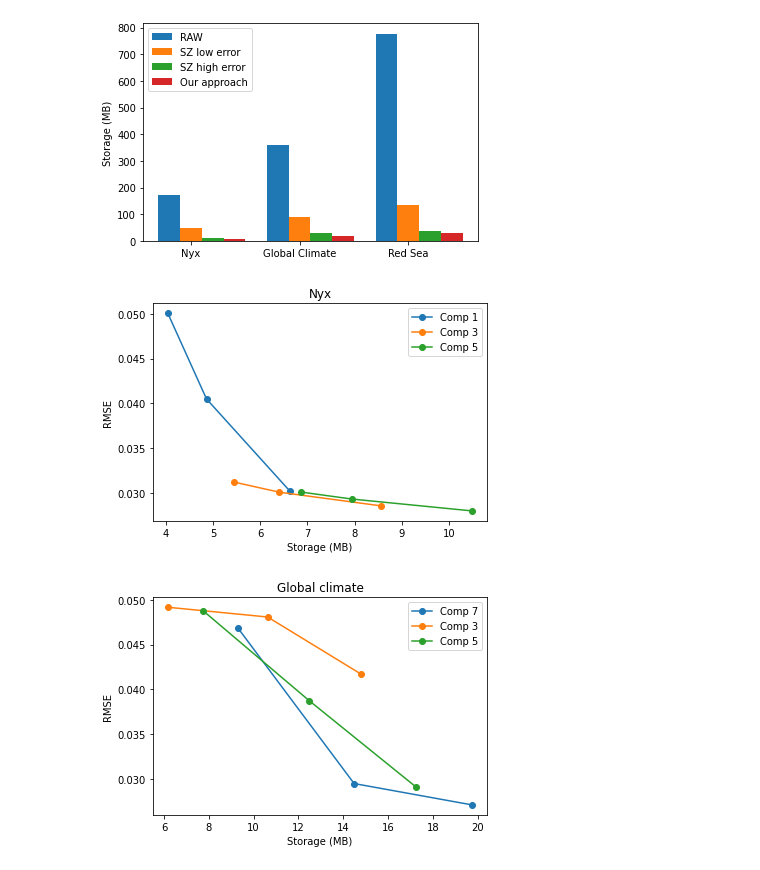
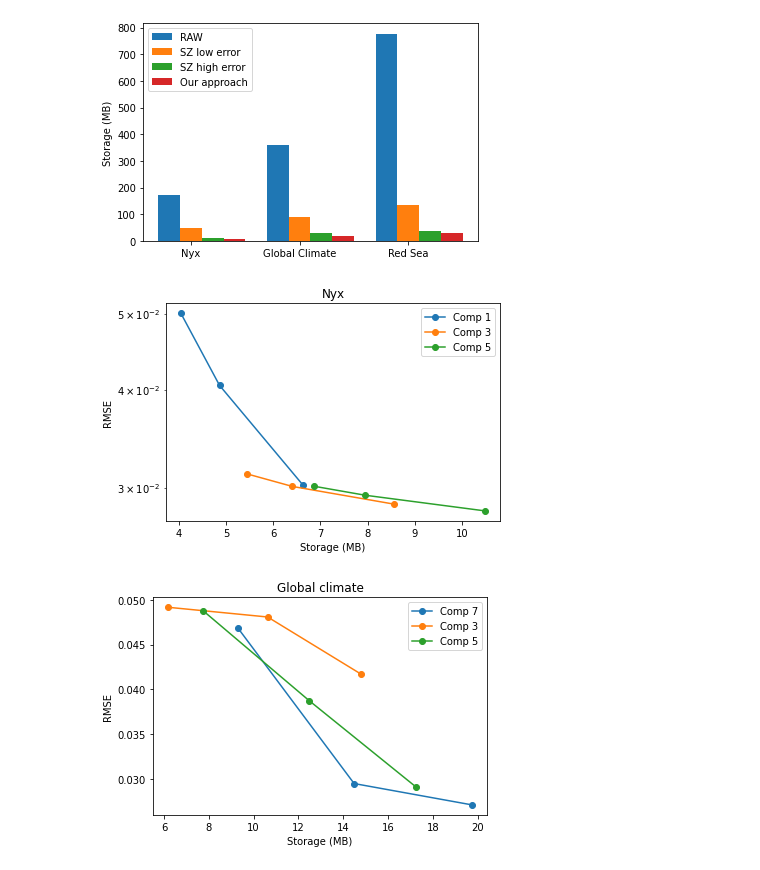
Before and after one commit to ZRLin222/TimeGMM, a Jupyter notebook: draw_fig.ipynb, the cells around one changed output. Drawn from its saved outputs; the diff is of its cells as text; code cells hidden in the pictures.

```diff
--- a/draw_fig.ipynb
+++ b/draw_fig.ipynb
@@ -38,14 +105,15 @@ plt.show()
 # %%
 plt.title('Nyx')
 plt.plot(nyx_comp1_storage, nyx_comp1_error, marker='o', label='Comp 1')
 plt.plot(nyx_comp3_storage, nyx_comp3_error, marker='o', label='Comp 3')
 plt.plot(nyx_comp5_storage, nyx_comp5_error, marker='o', label='Comp 5')
 plt.xlabel('Storage (MB)')
 plt.ylabel('RMSE')
+plt.yscale('log')
 plt.legend()
 plt.show()
 # %% [output]
-[figure, old version]
+[figure, new version]
 # %%
 air_comp3_error = np.array([0.0491757983022327,0.0480869165628025,0.0417234436171254])
 air_comp3_storage = np.array([6.171,10.626,14.785])
```
Also changed, not shown: parts of 23 cells of this notebook, 2 other files.
